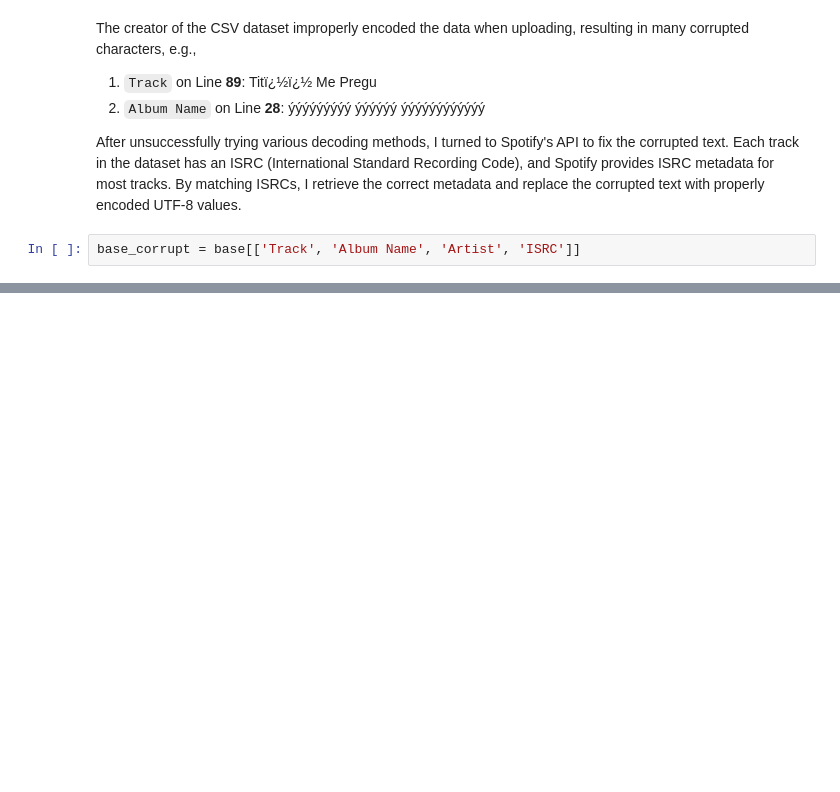
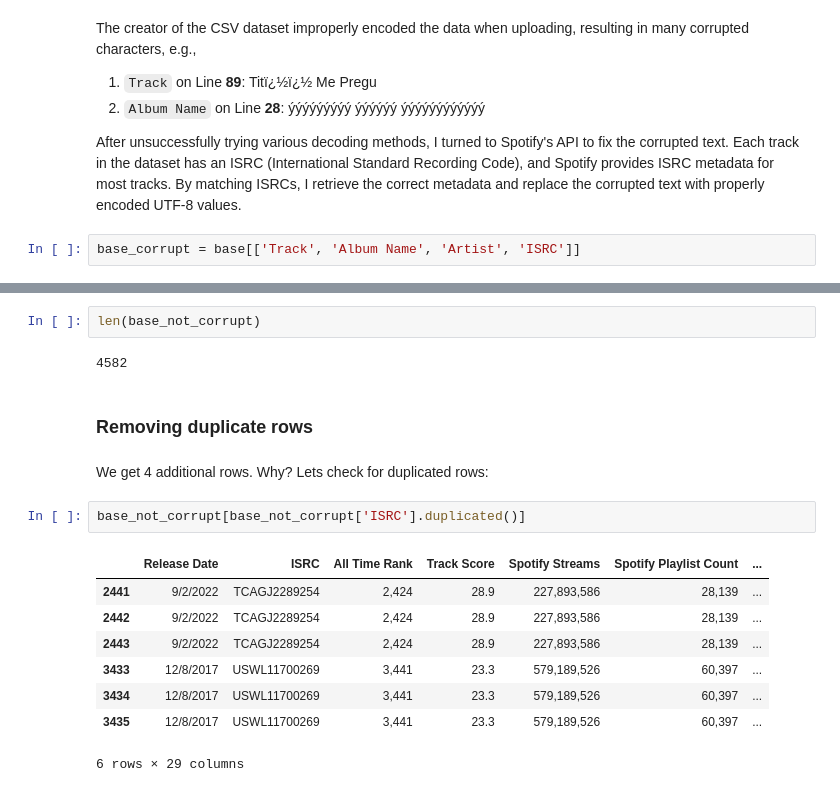
Before and after one commit to michael-van-vuuren/csci5612-workspace, a Jupyter notebook: notebooks/cleaning.ipynb, the cells around one changed output, grey strips where cells are left out. Cells and saved outputs as stored; diff of their text form; blank space fills up the shorter version.

```diff
--- a/notebooks/cleaning.ipynb
+++ b/notebooks/cleaning.ipynb
@@ -52,0 +241,19 @@ base_corrupt.head(10)
+# %%
+len(base_not_corrupt)
+# %% [output]
+4582
+# %% [markdown]
+### Removing duplicate rows
+# %% [markdown]
+We get 4 additional rows. Why? Lets check for duplicated rows:
+# %%
+base_not_corrupt[base_not_corrupt['ISRC'].duplicated()]
+# %% [output]
+|  | Release Date | ISRC | All Time Rank | Track Score | Spotify Streams | Spotify Playlist Count | ... |
+| 2441 | 9/2/2022 | TCAGJ2289254 | 2,424 | 28.9 | 227,893,586 | 28,139 | ... |
+| 2442 | 9/2/2022 | TCAGJ2289254 | 2,424 | 28.9 | 227,893,586 | 28,139 | ... |
+| 2443 | 9/2/2022 | TCAGJ2289254 | 2,424 | 28.9 | 227,893,586 | 28,139 | ... |
+| 3433 | 12/8/2017 | USWL11700269 | 3,441 | 23.3 | 579,189,526 | 60,397 | ... |
+| 3434 | 12/8/2017 | USWL11700269 | 3,441 | 23.3 | 579,189,526 | 60,397 | ... |
+| 3435 | 12/8/2017 | USWL11700269 | 3,441 | 23.3 | 579,189,526 | 60,397 | ... |
+6 rows × 29 columns
```
Also changed, not shown: parts of 26 cells of this notebook, 4 other files.
